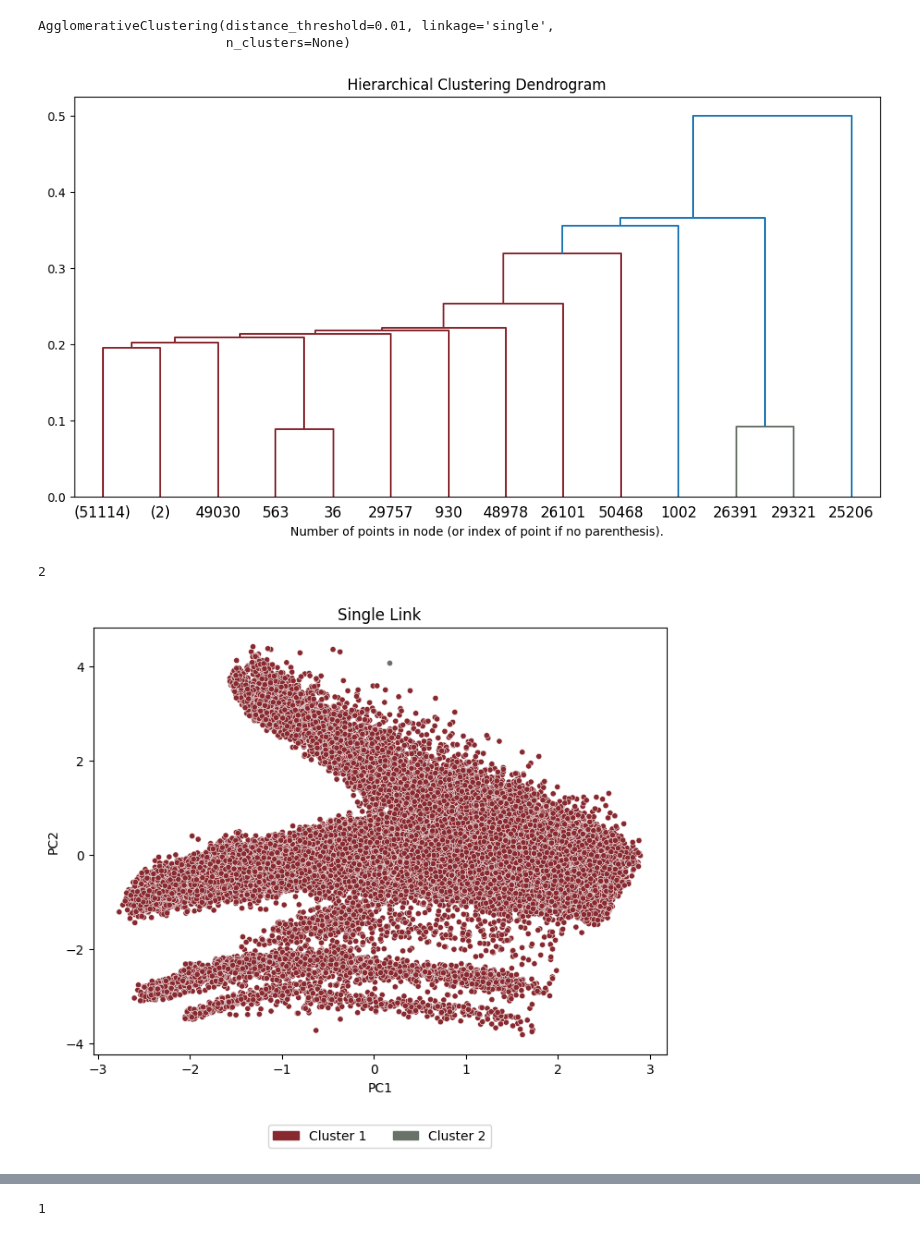
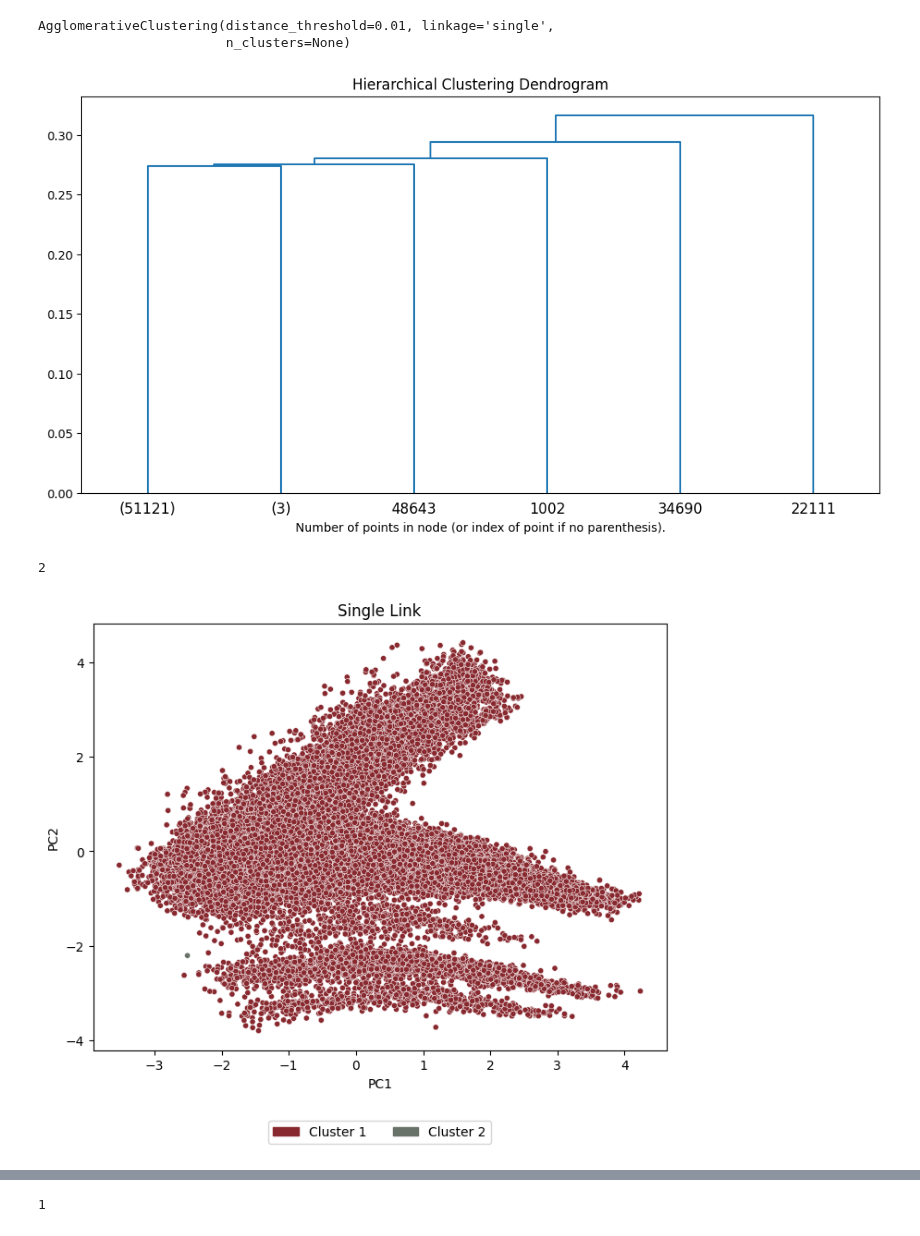
Before and after one commit to sarabreu/thesis_dev, a Jupyter notebook: 2_models/with_clean_data/solar/hierarchical_cluster.ipynb, the cells around one changed output, grey strips where cells are left out. Drawn from its saved outputs; the diff is of its cells as text; code cells hidden in the pictures.

Commit message:
use temperature in clean solar classical clustering

```diff
--- a/2_models/with_clean_data/solar/hierarchical_cluster.ipynb
+++ b/2_models/with_clean_data/solar/hierarchical_cluster.ipynb
@@ -71,5 +87,5 @@ the variables to include for the model should be dc_power, dc_voltage, dc_curren
 # %%
-X = df_subset.loc[:, 'dc_power':].drop(columns = ['global_tilted_irradiance','global_horizontal_irradiance', 'temperature', 'satellite_id'])
+X = df_subset.loc[:, 'dc_power':].drop(columns='farm')
 X = X.reset_index(drop=True)
 X.head()
 # %% [output]
@@ -169,14 +186,14 @@ with open('results/hierarchical/single_clustering.pickle', 'rb') as f:
 # %%
 hierarchy.set_link_color_palette(my_colors)
 
 plt.figure(figsize=(12, 6))
 plt.title('Hierarchical Clustering Dendrogram')
 # Plot the dendrogram
-plot_dendrogram(model_single, truncate_mode='level', p = 10)
+plot_dendrogram(model_single, truncate_mode='level', p = 4)
 plt.xlabel("Number of points in node (or index of point if no parenthesis).")
 plt.show()
 # %% [output]
-[figure, old version]
+[figure, new version]
 # %%
 # Cut dendrogram to obtain labels
 num_clusters = 2  # Adjust as needed
@@ -213,7 +230,7 @@ plt.legend(handles=legend_handles, labels=[f'Cluster {cluster_label}' for cluste
            loc='upper center', bbox_to_anchor=(0.5, -0.15), ncol=5)
 plt.show()
 # %% [output]
-[figure, old version]
+[figure, new version]
 # %%
 most_frequent_clusters = pca_df.groupby('asset_id')['cluster_label'].agg(lambda x: np.bincount(x).argmax())
 
```
Also changed, not shown: parts of 37 cells of this notebook, 5 other files.
